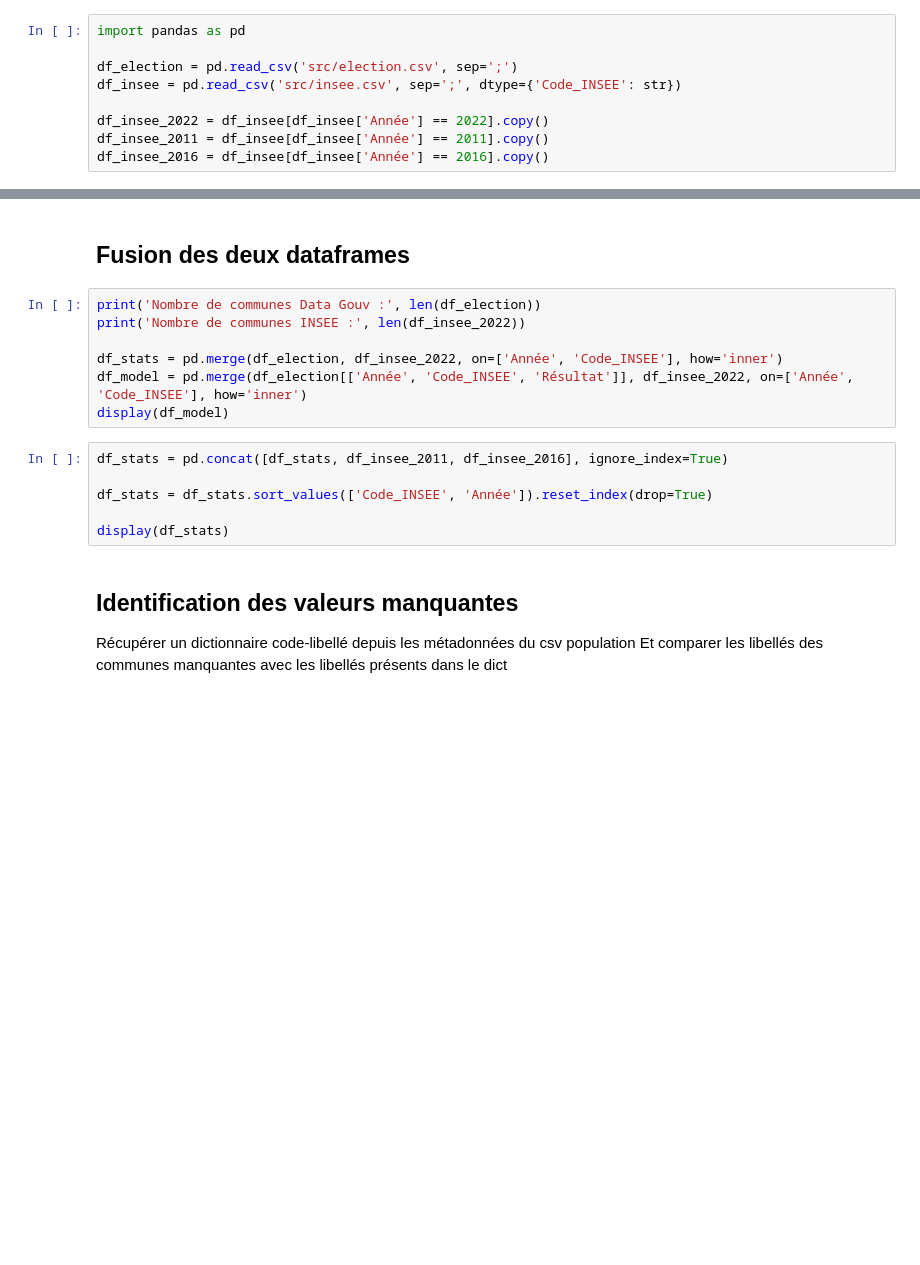
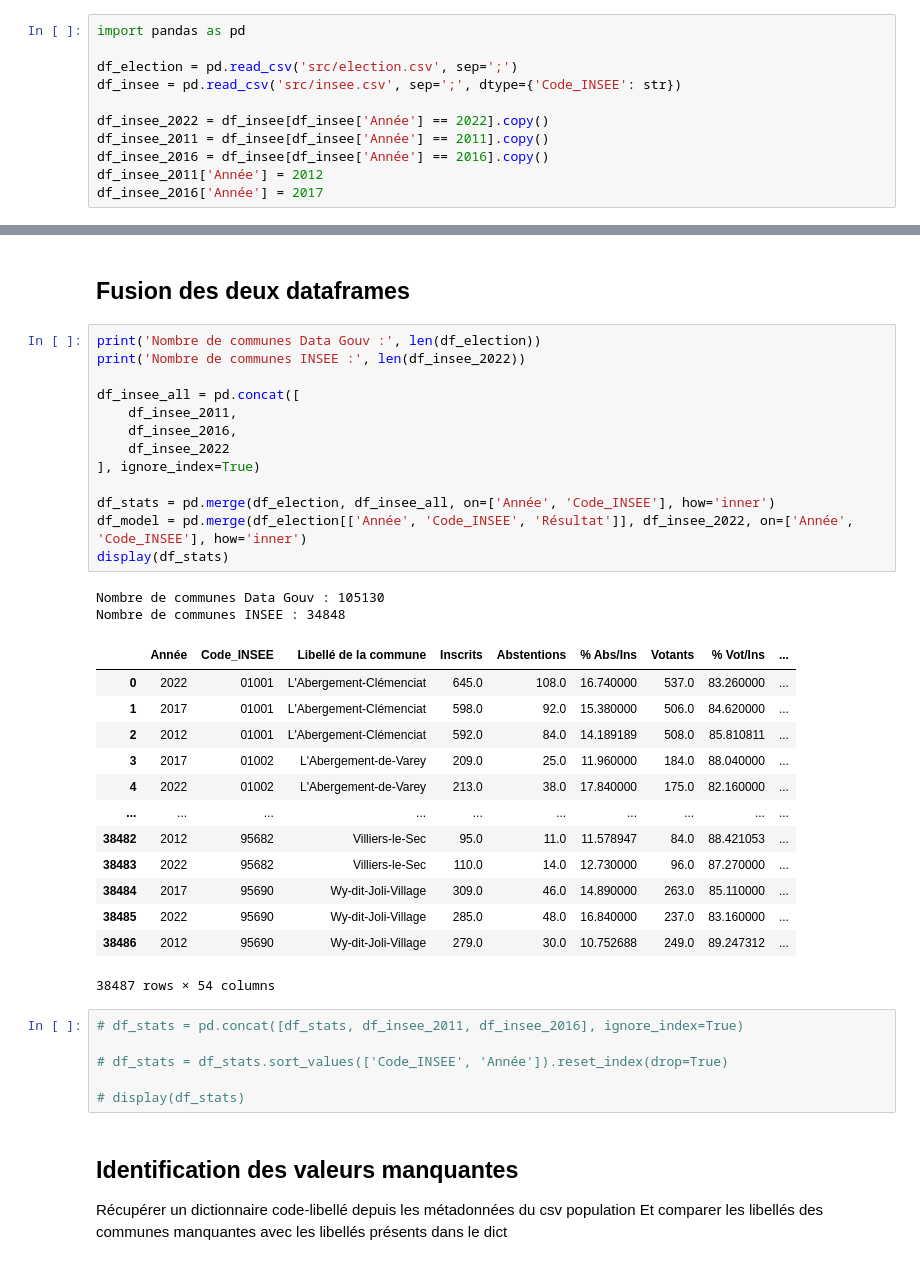
Before and after one commit to AlexandreCrestien/political-prediction, a Jupyter notebook: data/full_df_final.ipynb, the cells around one changed output, grey strips where cells are left out. Cells and saved outputs as stored; diff of their text form; blank space fills up the shorter version.

Commit message:
feat: add election 2012 and election 2017

```diff
--- a/data/full_df_final.ipynb
+++ b/data/full_df_final.ipynb
@@ -9,5 +9,7 @@ df_insee = pd.read_csv('src/insee.csv', sep=';', dtype={'Code_INSEE': str})
 df_insee_2022 = df_insee[df_insee['Année'] == 2022].copy()
 df_insee_2011 = df_insee[df_insee['Année'] == 2011].copy()
 df_insee_2016 = df_insee[df_insee['Année'] == 2016].copy()
+df_insee_2011['Année'] = 2012
+df_insee_2016['Année'] = 2017
 # %%
 df_election.columns
@@ -31,16 +104,38 @@ df_election = df_election[~null]
 # %%
 print('Nombre de communes Data Gouv :', len(df_election))
 print('Nombre de communes INSEE :', len(df_insee_2022))
 
-df_stats = pd.merge(df_election, df_insee_2022, on=['Année', 'Code_INSEE'], how='inner')
+df_insee_all = pd.concat([
+    df_insee_2011,
+    df_insee_2016,
+    df_insee_2022
+], ignore_index=True)
+
+df_stats = pd.merge(df_election, df_insee_all, on=['Année', 'Code_INSEE'], how='inner')
 df_model = pd.merge(df_election[['Année', 'Code_INSEE', 'Résultat']], df_insee_2022, on=['Année', 'Code_INSEE'], how='inner')
-display(df_model)
+display(df_stats)
+# %% [output]
+Nombre de communes Data Gouv : 105130
+Nombre de communes INSEE : 34848
+|  | Année | Code_INSEE | Libellé de la commune | Inscrits | Abstentions | % Abs/Ins | Votants | % Vot/Ins | ... |
+| 0 | 2022 | 01001 | L'Abergement-Clémenciat | 645.0 | 108.0 | 16.740000 | 537.0 | 83.260000 | ... |
+| 1 | 2017 | 01001 | L'Abergement-Clémenciat | 598.0 | 92.0 | 15.380000 | 506.0 | 84.620000 | ... |
+| 2 | 2012 | 01001 | L'Abergement-Clémenciat | 592.0 | 84.0 | 14.189189 | 508.0 | 85.810811 | ... |
+| 3 | 2017 | 01002 | L'Abergement-de-Varey | 209.0 | 25.0 | 11.960000 | 184.0 | 88.040000 | ... |
+| 4 | 2022 | 01002 | L'Abergement-de-Varey | 213.0 | 38.0 | 17.840000 | 175.0 | 82.160000 | ... |
+| ... | ... | ... | ... | ... | ... | ... | ... | ... | ... |
+| 38482 | 2012 | 95682 | Villiers-le-Sec | 95.0 | 11.0 | 11.578947 | 84.0 | 88.421053 | ... |
+| 38483 | 2022 | 95682 | Villiers-le-Sec | 110.0 | 14.0 | 12.730000 | 96.0 | 87.270000 | ... |
+| 38484 | 2017 | 95690 | Wy-dit-Joli-Village | 309.0 | 46.0 | 14.890000 | 263.0 | 85.110000 | ... |
+| 38485 | 2022 | 95690 | Wy-dit-Joli-Village | 285.0 | 48.0 | 16.840000 | 237.0 | 83.160000 | ... |
+| 38486 | 2012 | 95690 | Wy-dit-Joli-Village | 279.0 | 30.0 | 10.752688 | 249.0 | 89.247312 | ... |
+38487 rows × 54 columns
 # %%
-df_stats = pd.concat([df_stats, df_insee_2011, df_insee_2016], ignore_index=True)
+# df_stats = pd.concat([df_stats, df_insee_2011, df_insee_2016], ignore_index=True)
 
-df_stats = df_stats.sort_values(['Code_INSEE', 'Année']).reset_index(drop=True)
+# df_stats = df_stats.sort_values(['Code_INSEE', 'Année']).reset_index(drop=True)
 
-display(df_stats)
+# display(df_stats)
 # %% [markdown]
 ## Identification des valeurs manquantes
 
```
Also changed, not shown: parts of 5 cells of this notebook, 2 other files.
